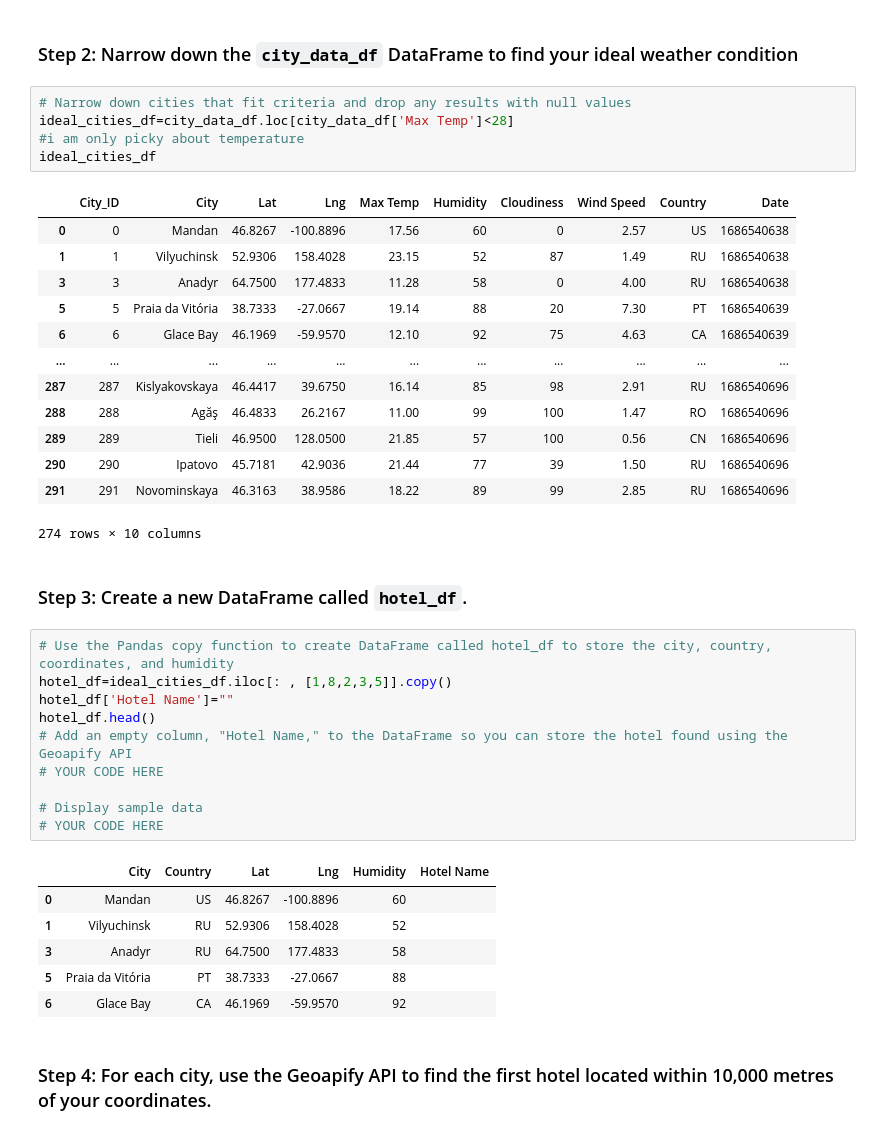
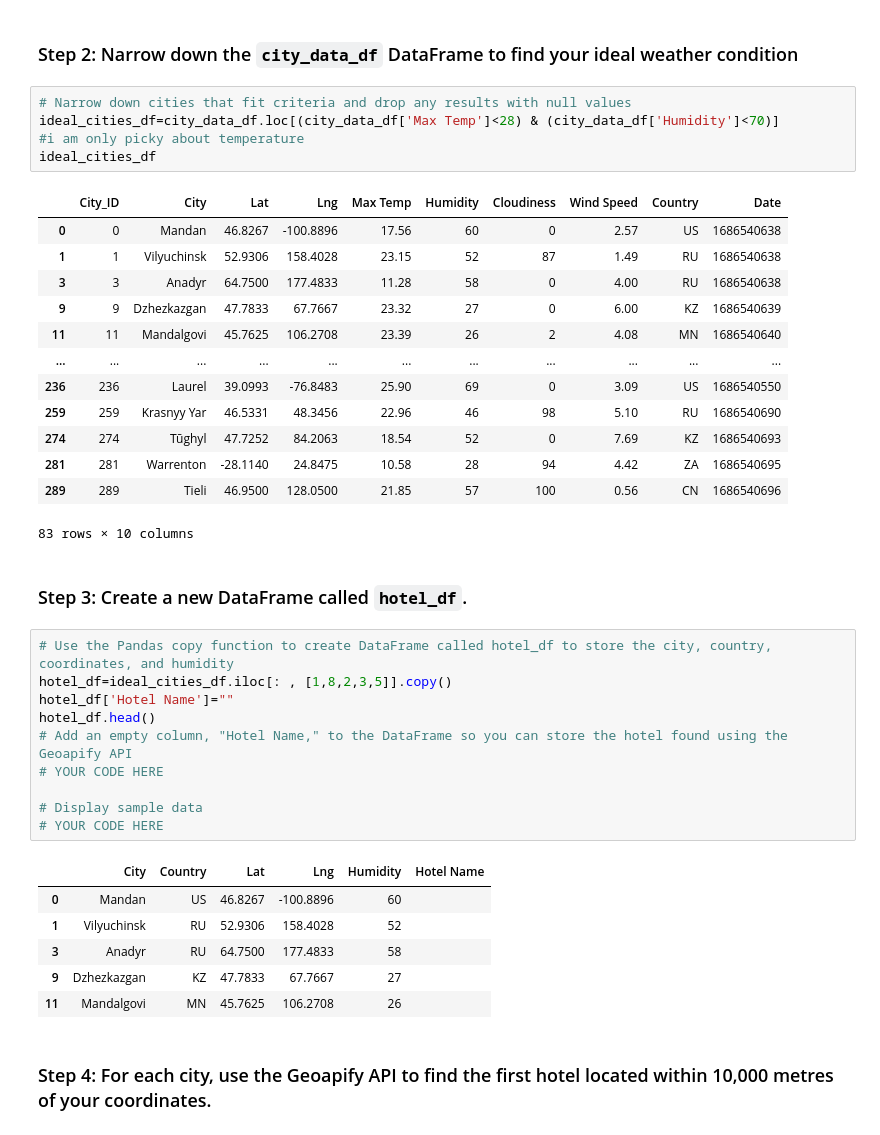
Before and after one commit to Victarrion/python-api-challenge, a Jupyter notebook: VacationPy/VacationPy.ipynb, the cells around one changed output. Saved outputs shown, nothing was run; the diff lists cells and outputs as text.

```diff
--- a/VacationPy/VacationPy.ipynb
+++ b/VacationPy/VacationPy.ipynb
@@ -68,23 +65,23 @@ city_data_df.hvplot.points('Lng', 'Lat', geo=True, alpha=0.4, size = "Humidity",
 ### Step 2: Narrow down the `city_data_df` DataFrame to find your ideal weather condition
 # %%
 # Narrow down cities that fit criteria and drop any results with null values
-ideal_cities_df=city_data_df.loc[city_data_df['Max Temp']<28]
+ideal_cities_df=city_data_df.loc[(city_data_df['Max Temp']<28) & (city_data_df['Humidity']<70)]
 #i am only picky about temperature
 ideal_cities_df
 # %% [output]
 |  | City_ID | City | Lat | Lng | Max Temp | Humidity | Cloudiness | Wind Speed | Country | Date |
 | 0 | 0 | Mandan | 46.8267 | -100.8896 | 17.56 | 60 | 0 | 2.57 | US | 1686540638 |
 | 1 | 1 | Vilyuchinsk | 52.9306 | 158.4028 | 23.15 | 52 | 87 | 1.49 | RU | 1686540638 |
 | 3 | 3 | Anadyr | 64.7500 | 177.4833 | 11.28 | 58 | 0 | 4.00 | RU | 1686540638 |
-| 5 | 5 | Praia da Vitória | 38.7333 | -27.0667 | 19.14 | 88 | 20 | 7.30 | PT | 1686540639 |
-| 6 | 6 | Glace Bay | 46.1969 | -59.9570 | 12.10 | 92 | 75 | 4.63 | CA | 1686540639 |
+| 9 | 9 | Dzhezkazgan | 47.7833 | 67.7667 | 23.32 | 27 | 0 | 6.00 | KZ | 1686540639 |
+| 11 | 11 | Mandalgovi | 45.7625 | 106.2708 | 23.39 | 26 | 2 | 4.08 | MN | 1686540640 |
 | ... | ... | ... | ... | ... | ... | ... | ... | ... | ... | ... |
-| 287 | 287 | Kislyakovskaya | 46.4417 | 39.6750 | 16.14 | 85 | 98 | 2.91 | RU | 1686540696 |
-| 288 | 288 | Agăş | 46.4833 | 26.2167 | 11.00 | 99 | 100 | 1.47 | RO | 1686540696 |
+| 236 | 236 | Laurel | 39.0993 | -76.8483 | 25.90 | 69 | 0 | 3.09 | US | 1686540550 |
+| 259 | 259 | Krasnyy Yar | 46.5331 | 48.3456 | 22.96 | 46 | 98 | 5.10 | RU | 1686540690 |
+| 274 | 274 | Tūghyl | 47.7252 | 84.2063 | 18.54 | 52 | 0 | 7.69 | KZ | 1686540693 |
+| 281 | 281 | Warrenton | -28.1140 | 24.8475 | 10.58 | 28 | 94 | 4.42 | ZA | 1686540695 |
 | 289 | 289 | Tieli | 46.9500 | 128.0500 | 21.85 | 57 | 100 | 0.56 | CN | 1686540696 |
-| 290 | 290 | Ipatovo | 45.7181 | 42.9036 | 21.44 | 77 | 39 | 1.50 | RU | 1686540696 |
-| 291 | 291 | Novominskaya | 46.3163 | 38.9586 | 18.22 | 89 | 99 | 2.85 | RU | 1686540696 |
-274 rows × 10 columns
+83 rows × 10 columns
 # %% [markdown]
 ### Step 3: Create a new DataFrame called `hotel_df`.
 # %%
@@ -102,8 +99,8 @@ hotel_df.head()
 | 0 | Mandan | US | 46.8267 | -100.8896 | 60 |  |
 | 1 | Vilyuchinsk | RU | 52.9306 | 158.4028 | 52 |  |
 | 3 | Anadyr | RU | 64.7500 | 177.4833 | 58 |  |
-| 5 | Praia da Vitória | PT | 38.7333 | -27.0667 | 88 |  |
-| 6 | Glace Bay | CA | 46.1969 | -59.9570 | 92 |  |
+| 9 | Dzhezkazgan | KZ | 47.7833 | 67.7667 | 27 |  |
+| 11 | Mandalgovi | MN | 45.7625 | 106.2708 | 26 |  |
 # %% [markdown]
 ### Step 4: For each city, use the Geoapify API to find the first hotel located within 10,000 metres of your coordinates.
 # %%
```
Also changed, not shown: parts of 2 cells of this notebook, 5 other files.
